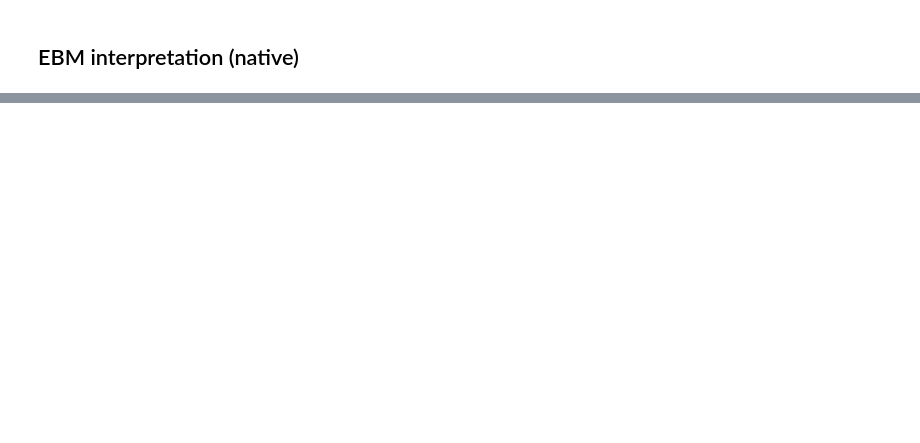
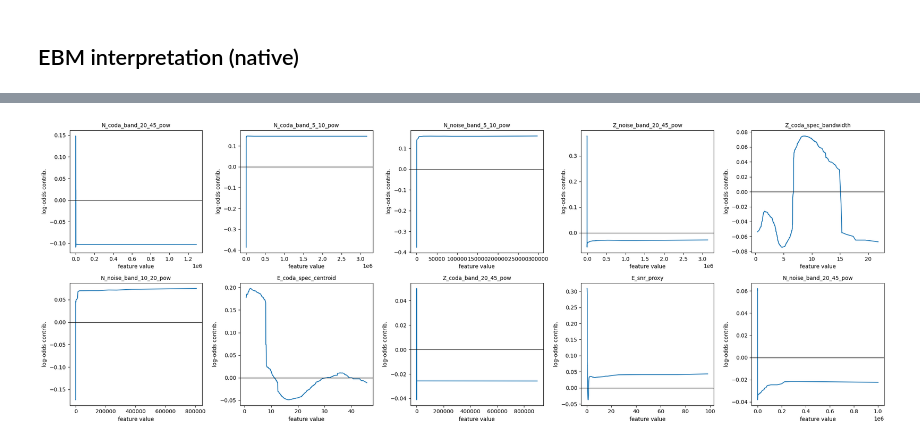
Before and after one commit to mich1803/XAI-CH-antehoc, a Jupyter notebook: ebm_on_signal_features.ipynb, the cells around one changed output, grey strips where cells are left out. Drawn from its saved outputs; the diff is of its cells as text; code cells hidden in the pictures; blank space fills up the shorter version.

Commit message:
Final plot

```diff
--- a/ebm_on_signal_features.ipynb
+++ b/ebm_on_signal_features.ipynb
@@ -247,0 +518,60 @@ summary.groupby(['segment', 'channel'], as_index=False)['importance'].sum().sort
+# %%
+import numpy as np
+import matplotlib.pyplot as plt
+
+def plot_ebm_top_shapes(ebm, topk=10, nrows=2, ncols=5):
+    global_exp = ebm.explain_global()
+    global_data = global_exp.data()
+
+    feature_names = global_data["names"]
+    importances = np.array(global_data["scores"], dtype=float)
+
+    top_idx = np.argsort(importances)[::-1][:topk]
+
+    fig, axes = plt.subplots(nrows, ncols, figsize=(22, 8))
+    axes = axes.flatten()
+
+    for ax, idx in zip(axes, top_idx):
+        data = global_exp.data(idx)
+
+        xs = data.get("names")
+        ys = data.get("scores")
+
+        if xs is None or ys is None:
+            ax.set_title(f"{feature_names[idx]}\n(no data)", fontsize=10)
+            ax.axis("off")
+            continue
+
+        ys = np.array(ys, dtype=float)
+
+        try:
+            xs_num = np.array(xs, dtype=float)
+        except Exception:
+            xs_num = None
+
+        # EBM often returns bin edges (len(xs)=len(ys)+1)
+        if xs_num is not None and len(xs_num) == len(ys) + 1:
+            x_plot = 0.5 * (xs_num[:-1] + xs_num[1:])
+            ax.plot(x_plot, ys)
+        elif xs_num is not None and len(xs_num) == len(ys):
+            ax.plot(xs_num, ys)
+        else:
+            ax.plot(np.arange(len(ys)), ys)
+
+        ax.axhline(0, color="black", linewidth=0.8)
+        ax.set_title(feature_names[idx], fontsize=10)
+        ax.set_ylabel("log-odds contrib.")
+        ax.set_xlabel("feature value")
+
+    # Hide unused axes
+    for i in range(len(top_idx), len(axes)):
+        axes[i].axis("off")
+
+    plt.tight_layout()
+    plt.show()
+
+
+# Run
+plot_ebm_top_shapes(ebm, topk=10, nrows=2, ncols=5)
+# %% [output]
+[figure, added]
```
Also changed, not shown: parts of 8 cells of this notebook.
